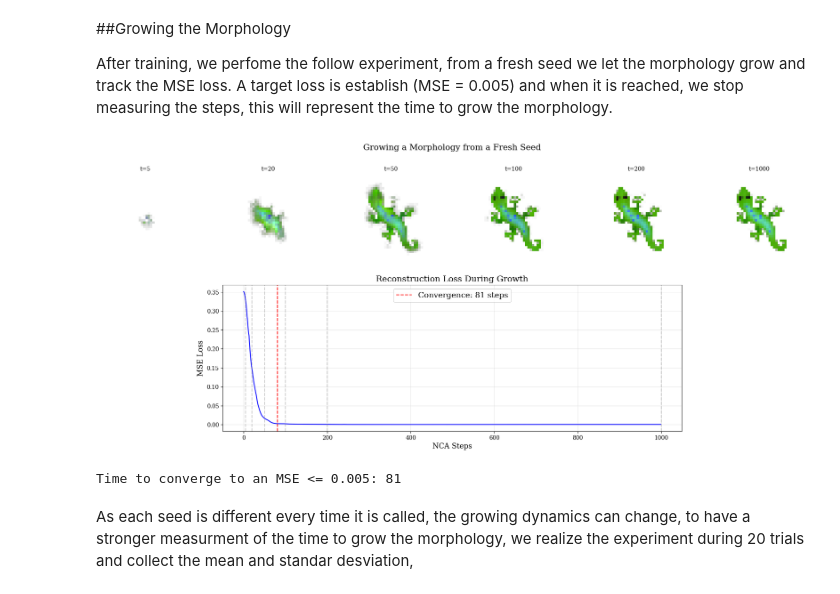
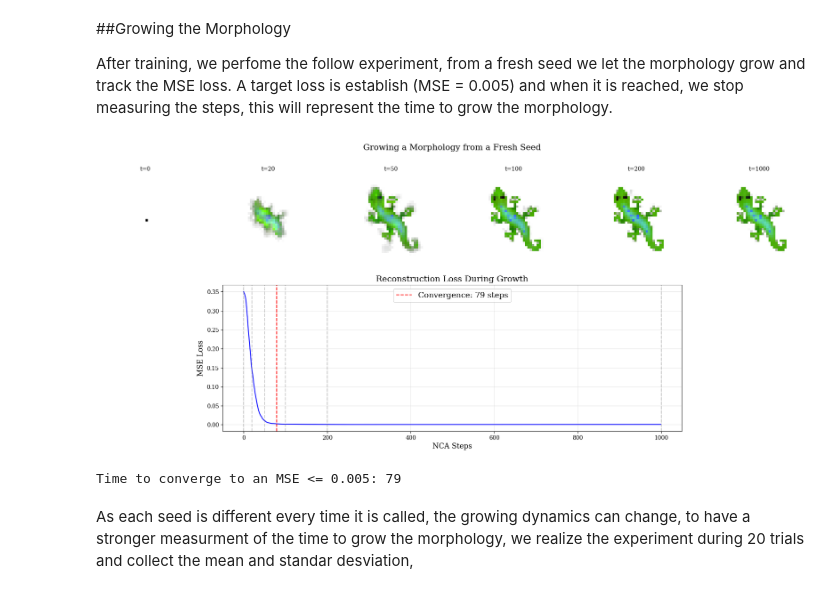
Before and after one commit to lshofsl/Thesis, a Jupyter notebook: NCA_baseline.ipynb, the cells around one changed output. Saved outputs shown, nothing was run; the diff lists cells and outputs as text; code cells hidden in the pictures.

```diff
--- a/NCA_baseline.ipynb
+++ b/NCA_baseline.ipynb
@@ -320,7 +322,7 @@ def loss_metric(x, base):
   return l
 # %%
 ## Growing the morphology
-def visualize_growth(nca, seed, steps_to_show=[5, 20, 50, 100, 200, 1000]):
+def visualize_growth(nca, seed, steps_to_show=[0, 20, 50, 100, 200, 1000]):
   x = torch.from_numpy(seed[None, ...]).to(DEVICE) if isinstance(seed, np.ndarray) else seed.to(DEVICE)
 
   current_step = 0
@@ -373,35 +375,35 @@ def visualize_growth(nca, seed, steps_to_show=[5, 20, 50, 100, 200, 1000]):
 
   ax_loss = fig.add_subplot(gs[1, start_col:end_col])
   ax_loss.plot(mse_log, color='blue', linewidth=1.5)
   ax_loss.set_title('Reconstruction Loss During Growth', fontsize=15, pad=6)
   ax_loss.set_xlabel('NCA Steps', fontsize=13)
   ax_loss.set_ylabel('MSE Loss', fontsize=13)
   ax_loss.grid(True, alpha=0.3)
 
   # Step vertical lines
   for t in steps_to_show:
     ax_loss.axvline(x=t, color='gray', linestyle='--', alpha=0.4)
 
   # Convergence line (Red)
   if recovery_step is not None:
     ax_loss.axvline(
         x=recovery_step,
         color='red',
         linestyle='--',
         alpha=1.0,
         label=f'Convergence: {recovery_step} steps',
     )
     ax_loss.legend()
 
   plt.tight_layout()
   plt.legend(fontsize=14)
   plt.show()
   print('Time to converge to an MSE <= 0.005:', recovery_step)
 
 visualize_growth(nca, seed)
 # %% [output]
-[figure, old version]
+[figure, new version]
-Time to converge to an MSE <= 0.005: 81
+Time to converge to an MSE <= 0.005: 79
 # %% [markdown]
 As each seed is different every time it is called, the growing dynamics can change, to have a stronger measurment of the time to grow the morphology, we realize the experiment during 20 trials and collect the mean and standar desviation,
 # %%
```
Also changed, not shown: parts of 7 cells of this notebook.
